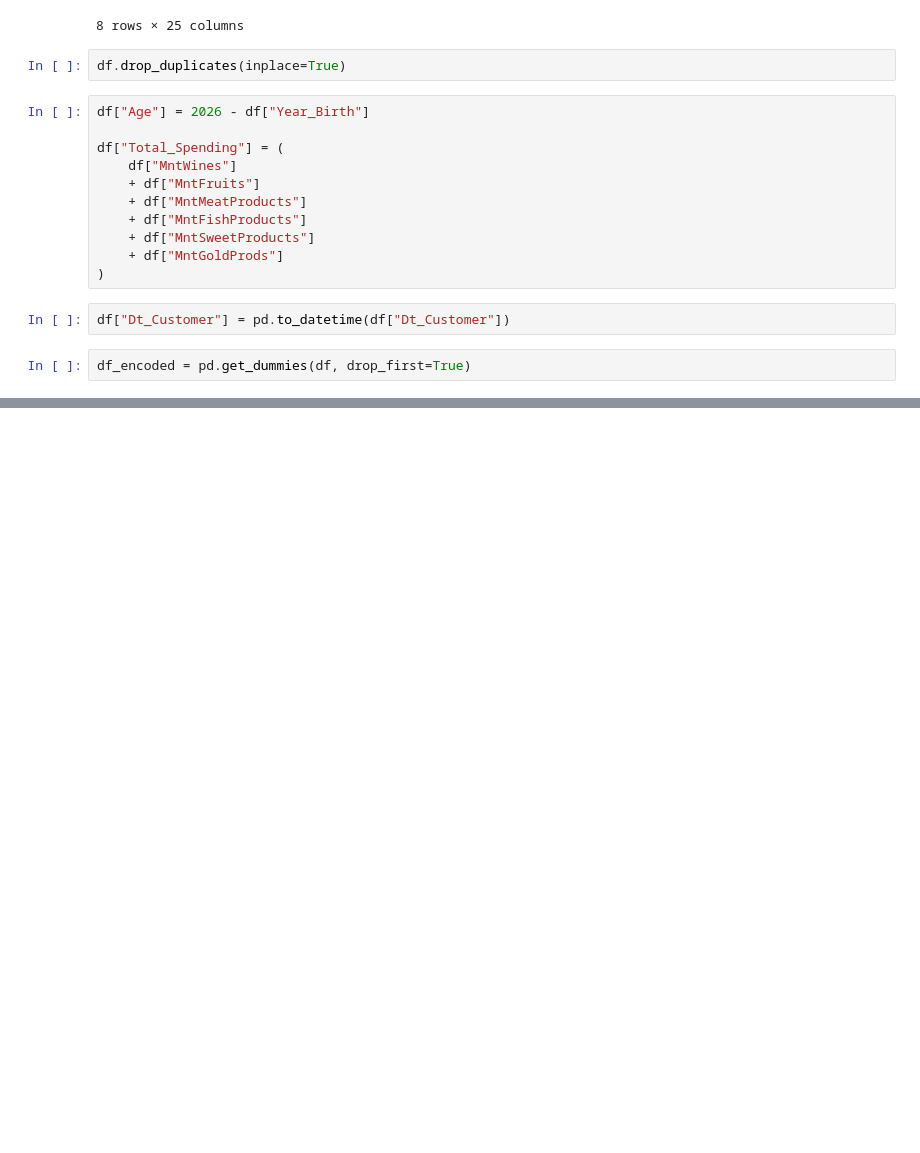
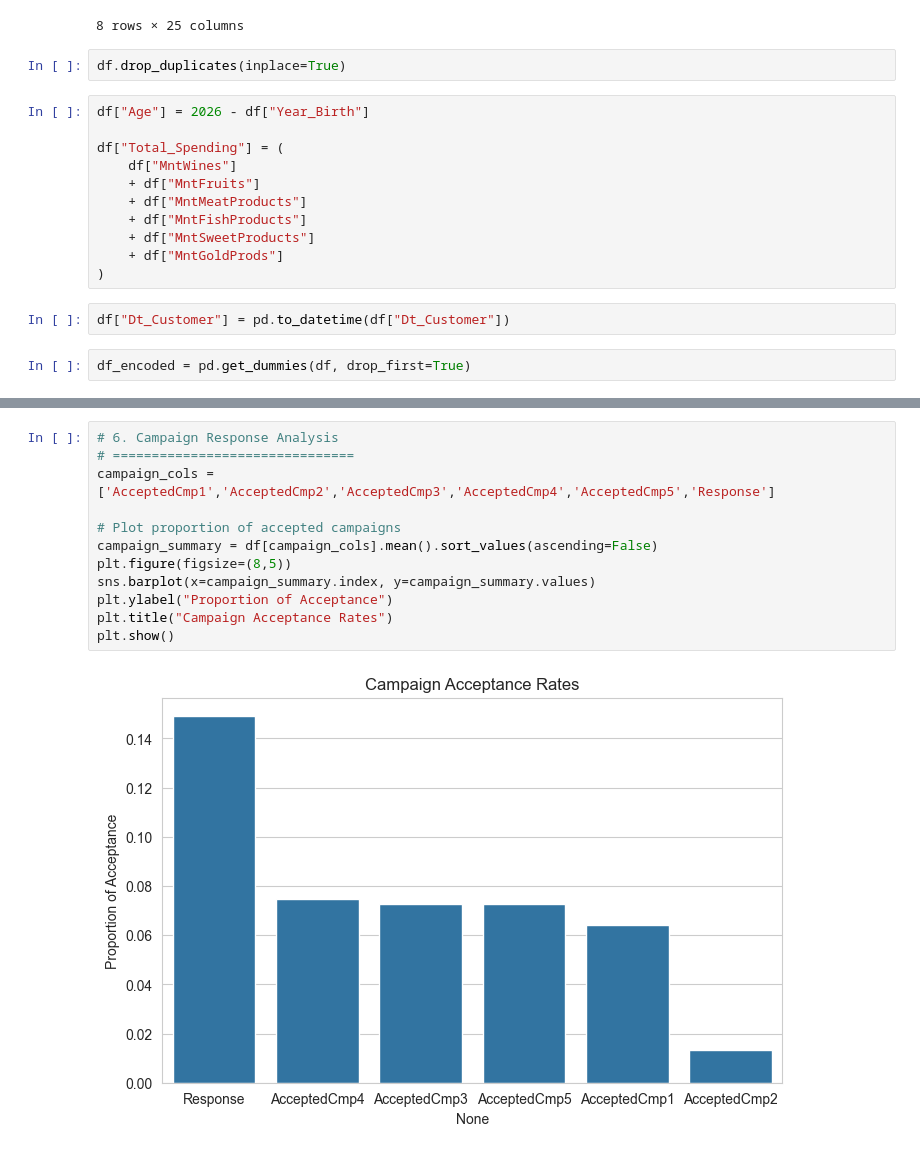
Before and after one commit to kaveeshahettige/IS4116_Assignment_Data_Analysis, a Jupyter notebook: notebooks/marketing_analysis.ipynb, the cells around one changed output, grey strips where cells are left out. Drawn from its saved outputs; the diff is of its cells as text; blank space fills up the shorter version.

Commit message:
Exploratory data analysis (EDA)

```diff
--- a/notebooks/marketing_analysis.ipynb
+++ b/notebooks/marketing_analysis.ipynb
@@ -101,0 +157,14 @@ df_encoded = pd.get_dummies(df, drop_first=True)
+# %%
+# 6. Campaign Response Analysis
+# ===============================
+campaign_cols = ['AcceptedCmp1','AcceptedCmp2','AcceptedCmp3','AcceptedCmp4','AcceptedCmp5','Response']
+
+# Plot proportion of accepted campaigns
+campaign_summary = df[campaign_cols].mean().sort_values(ascending=False)
+plt.figure(figsize=(8,5))
+sns.barplot(x=campaign_summary.index, y=campaign_summary.values)
+plt.ylabel("Proportion of Acceptance")
+plt.title("Campaign Acceptance Rates")
+plt.show()
+# %% [output]
+[figure, added]
```
Also changed, not shown: parts of 8 cells of this notebook.
